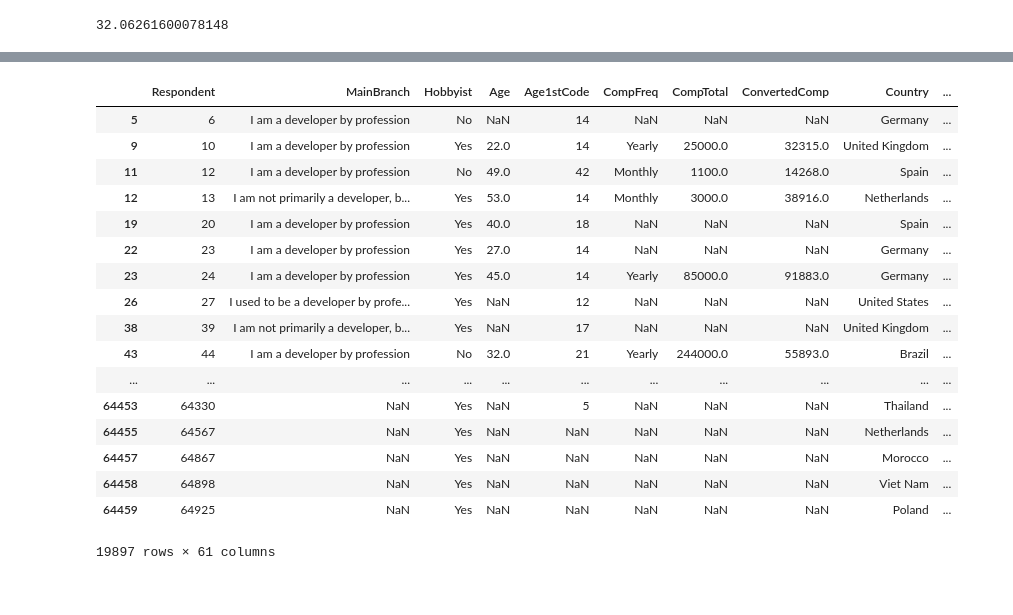
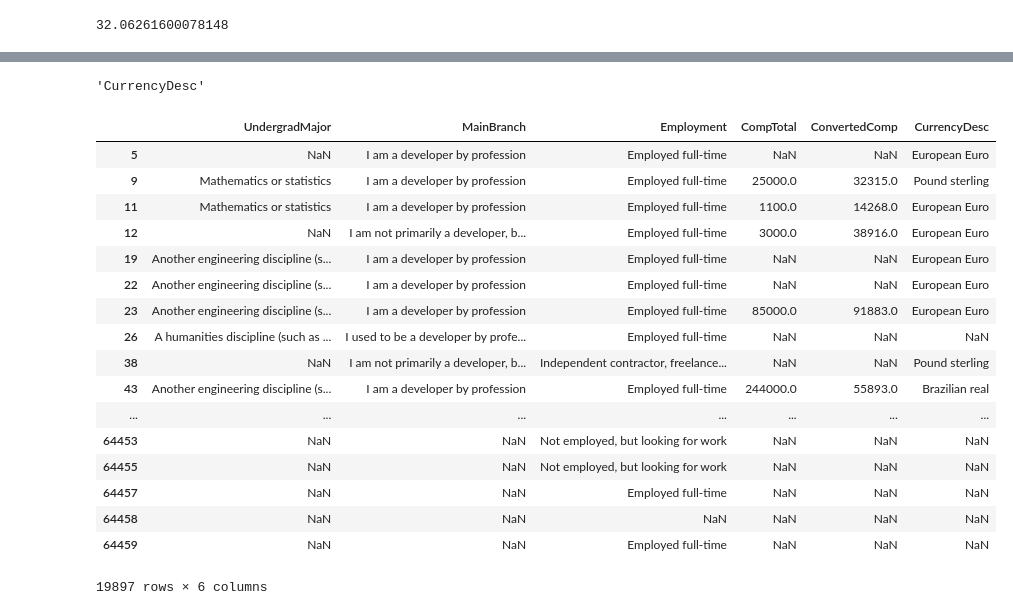
Before and after one commit to NataliaKitaoka/coder-evolution, a Jupyter notebook: coder-evolution.ipynb, the cells around one changed output, grey strips where cells are left out. Saved outputs shown, nothing was run; the diff lists cells and outputs as text; code cells hidden in the pictures.

```diff
--- a/coder-evolution.ipynb
+++ b/coder-evolution.ipynb
@@ -25,7 +25,7 @@ data11 = pd.read_csv('~/Documents/StackOverflow - Project 1/2011 Stack Overflow
 # %%
 #Searching for the necessary columns to answer my questions
 pd.set_option('display.max_columns', None)
-pd.set_option('max_rows', 65)
+pd.set_option('max_rows', 200)
 pd.options.display.max_colwidth = 500 #increasing the number of characters to be read in a row
 # %%
 #How early are people starting to learn how to code along the time?
@@ -253,5 +233,14 @@ schema20
+# %%
+#Is there difference between the salary of people who have a formal degree in Comp Sci?
+schema20
+
+'CompTotal'
+'ConvertedComp'
+'CurrencyDesc'
+# %% [output]
+'CurrencyDesc'
 # %%
-not_comp = data20[(data20.UndergradMajor != 'Computer science, computer engineering, or software engineering') &
+not_computerSci = data20[(data20.UndergradMajor != 'Computer science, computer engineering, or software engineering') &
                   (data20.UndergradMajor != 'Web development or web design') &
                   (data20.UndergradMajor != 'Information systems, information technology, or system administration') &
                   (data20.MainBranch != 'I am a student who is learning to code') &
@@ -259,24 +248,26 @@ not_comp = data20[(data20.UndergradMajor != 'Computer science, computer engineer
                   (data20.Employment != 'Not employed, and not looking for work') &
                   (data20.Employment != 'Not employed, and looking for work') &
                   (data20.Employment != 'Student')]
-not_comp
+not_computerSci_compessat = not_computerSci[['UndergradMajor', 'MainBranch', 'Employment','CompTotal','ConvertedComp','CurrencyDesc']]
 #edLevel
-# %% [output]
-|  | Respondent | MainBranch | Hobbyist | Age | Age1stCode | CompFreq | CompTotal | ConvertedComp | Country | ... |
-| 5 | 6 | I am a developer by profession | No | NaN | 14 | NaN | NaN | NaN | Germany | ... |
-| 9 | 10 | I am a developer by profession | Yes | 22.0 | 14 | Yearly | 25000.0 | 32315.0 | United Kingdom | ... |
-| 11 | 12 | I am a developer by profession | No | 49.0 | 42 | Monthly | 1100.0 | 14268.0 | Spain | ... |
-| 12 | 13 | I am not primarily a developer, b... | Yes | 53.0 | 14 | Monthly | 3000.0 | 38916.0 | Netherlands | ... |
-| 19 | 20 | I am a developer by profession | Yes | 40.0 | 18 | NaN | NaN | NaN | Spain | ... |
-| 22 | 23 | I am a developer by profession | Yes | 27.0 | 14 | NaN | NaN | NaN | Germany | ... |
-| 23 | 24 | I am a developer by profession | Yes | 45.0 | 14 | Yearly | 85000.0 | 91883.0 | Germany | ... |
-| 26 | 27 | I used to be a developer by profe... | Yes | NaN | 12 | NaN | NaN | NaN | United States | ... |
-| 38 | 39 | I am not primarily a developer, b... | Yes | NaN | 17 | NaN | NaN | NaN | United Kingdom | ... |
-| 43 | 44 | I am a developer by profession | No | 32.0 | 21 | Yearly | 244000.0 | 55893.0 | Brazil | ... |
-| ... | ... | ... | ... | ... | ... | ... | ... | ... | ... | ... |
-| 64453 | 64330 | NaN | Yes | NaN | 5 | NaN | NaN | NaN | Thailand | ... |
-| 64455 | 64567 | NaN | Yes | NaN | NaN | NaN | NaN | NaN | Netherlands | ... |
-| 64457 | 64867 | NaN | Yes | NaN | NaN | NaN | NaN | NaN | Morocco | ... |
-| 64458 | 64898 | NaN | Yes | NaN | NaN | NaN | NaN | NaN | Viet Nam | ... |
-| 64459 | 64925 | NaN | Yes | NaN | NaN | NaN | NaN | NaN | Poland | ... |
-19897 rows × 61 columns
+# %%
+not_computerSci_compessat
+# %% [output]
+|  | UndergradMajor | MainBranch | Employment | CompTotal | ConvertedComp | CurrencyDesc |
+| 5 | NaN | I am a developer by profession | Employed full-time | NaN | NaN | European Euro |
+| 9 | Mathematics or statistics | I am a developer by profession | Employed full-time | 25000.0 | 32315.0 | Pound sterling |
+| 11 | Mathematics or statistics | I am a developer by profession | Employed full-time | 1100.0 | 14268.0 | European Euro |
+| 12 | NaN | I am not primarily a developer, b... | Employed full-time | 3000.0 | 38916.0 | European Euro |
+| 19 | Another engineering discipline (s... | I am a developer by profession | Employed full-time | NaN | NaN | European Euro |
+| 22 | Another engineering discipline (s... | I am a developer by profession | Employed full-time | NaN | NaN | European Euro |
+| 23 | Another engineering discipline (s... | I am a developer by profession | Employed full-time | 85000.0 | 91883.0 | European Euro |
+| 26 | A humanities discipline (such as ... | I used to be a developer by profe... | Employed full-time | NaN | NaN | NaN |
+| 38 | NaN | I am not primarily a developer, b... | Independent contractor, freelance... | NaN | NaN | Pound sterling |
+| 43 | Another engineering discipline (s... | I am a developer by profession | Employed full-time | 244000.0 | 55893.0 | Brazilian real |
+| ... | ... | ... | ... | ... | ... | ... |
+| 64453 | NaN | NaN | Not employed, but looking for work | NaN | NaN | NaN |
+| 64455 | NaN | NaN | Not employed, but looking for work | NaN | NaN | NaN |
+| 64457 | NaN | NaN | Employed full-time | NaN | NaN | NaN |
+| 64458 | NaN | NaN | NaN | NaN | NaN | NaN |
+| 64459 | NaN | NaN | Employed full-time | NaN | NaN | NaN |
+19897 rows × 6 columns
```
Also changed, not shown: parts of 2 cells of this notebook.
